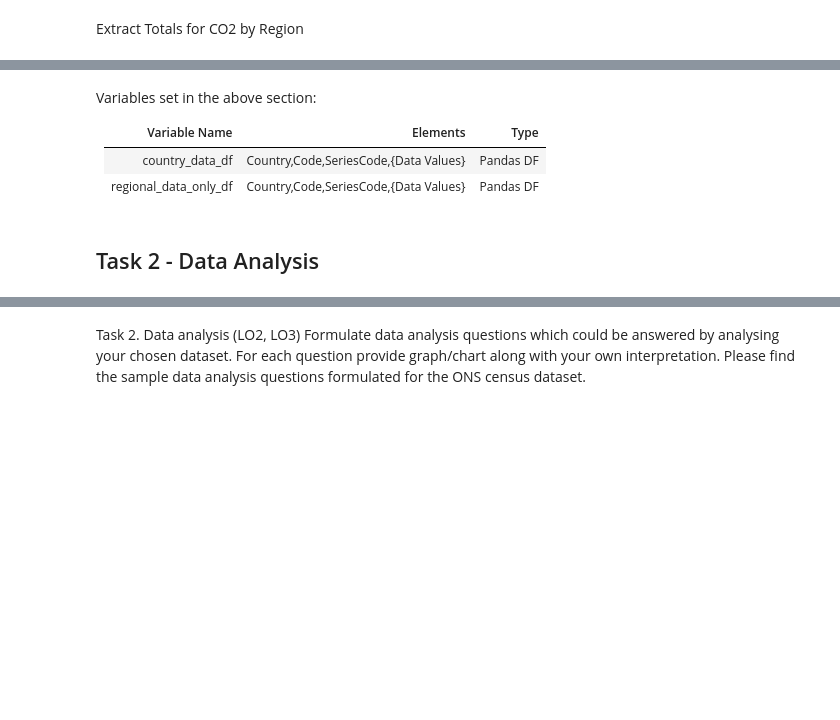
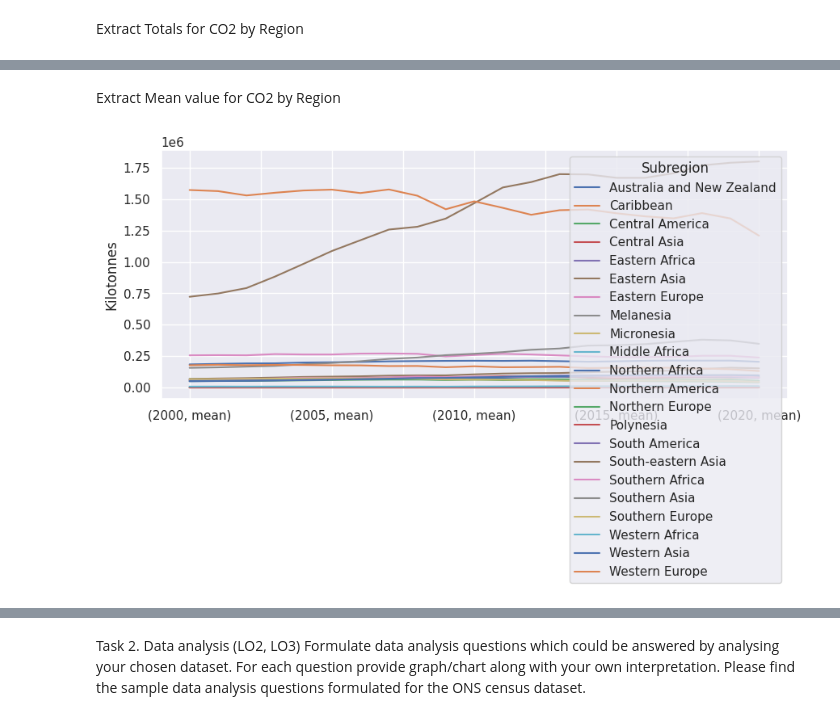
Before and after one commit to daemonchild/cardiffmet-dat4004-data-science-fundamentals, a Jupyter notebook: jupyter-notebook/WorldBankData.ipynb, the cells around one changed output, grey strips where cells are left out. Drawn from its saved outputs; the diff is of its cells as text; code cells hidden in the pictures; blank space fills up the shorter version.

```diff
--- a/jupyter-notebook/WorldBankData.ipynb
+++ b/jupyter-notebook/WorldBankData.ipynb
@@ -693,9 +628,9 @@ AttributeError: 'Axes' object has no attribute 'columns'
-# %% [markdown]
-Variables set in the above section:
-
-| Variable Name | Elements | Type |
-|--|--|--|
-| country_data_df| Country,Code,SeriesCode,{Data Values} | Pandas DF |
-| regional_data_only_df | Country,Code,SeriesCode,{Data Values} | Pandas DF |
-# %% [markdown]
-## Task 2 - Data Analysis
+# %% [markdown]
+Extract Mean value for CO2 by Region
+# %%
+fig, ax = plt.subplots(figsize=(10,4))
+co2data_subregion_gb_mean = co2data_df.groupby(by='Subregion')[co2_data_num_fields].agg(['mean'])
+co2data_subregion_gb_mean.transpose().plot(kind='line', ax=ax, ylabel="Kilotonnes");
+plt.show()
+# %% [output]
+[figure, added]
```
Also changed, not shown: parts of 23 cells of this notebook, 3 other files.
